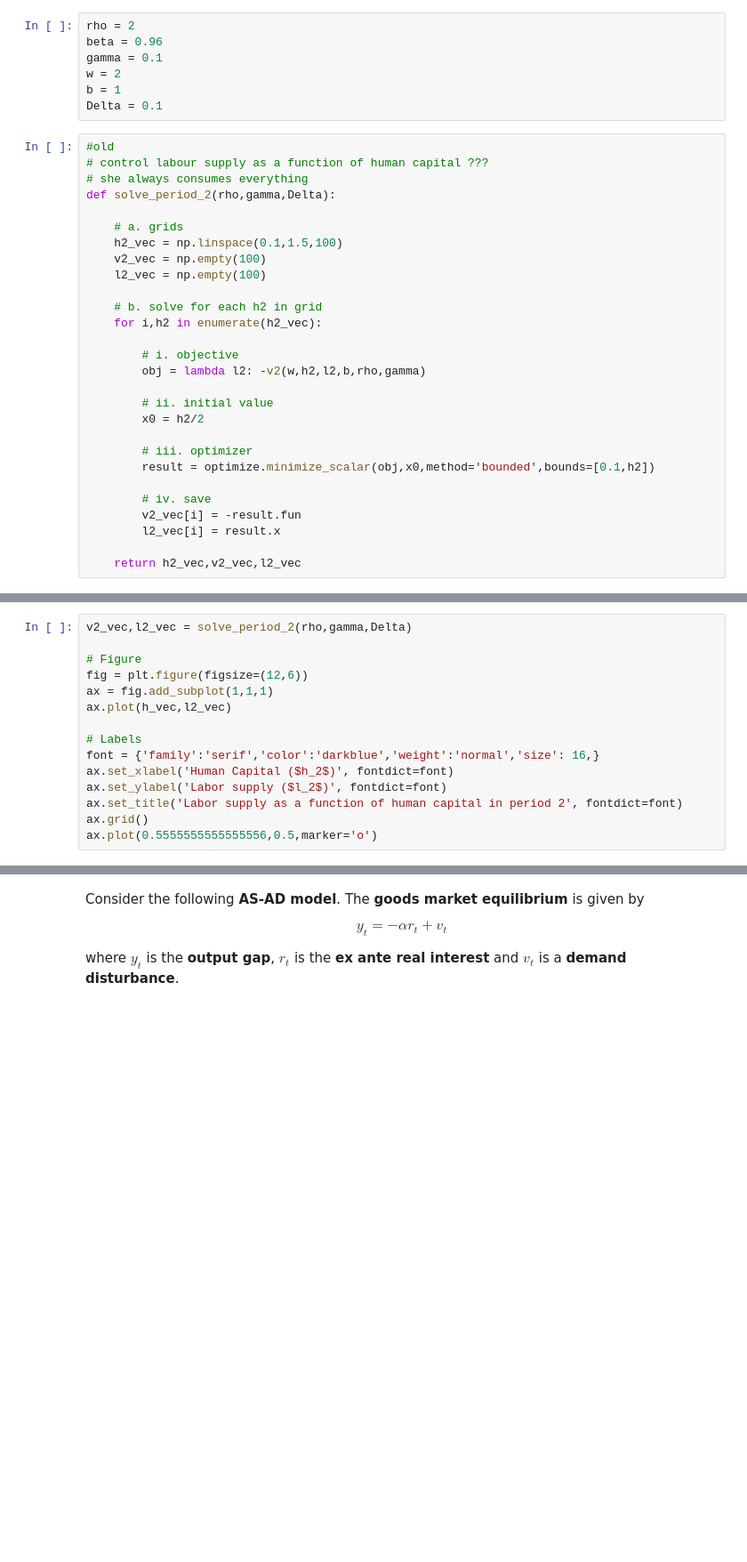
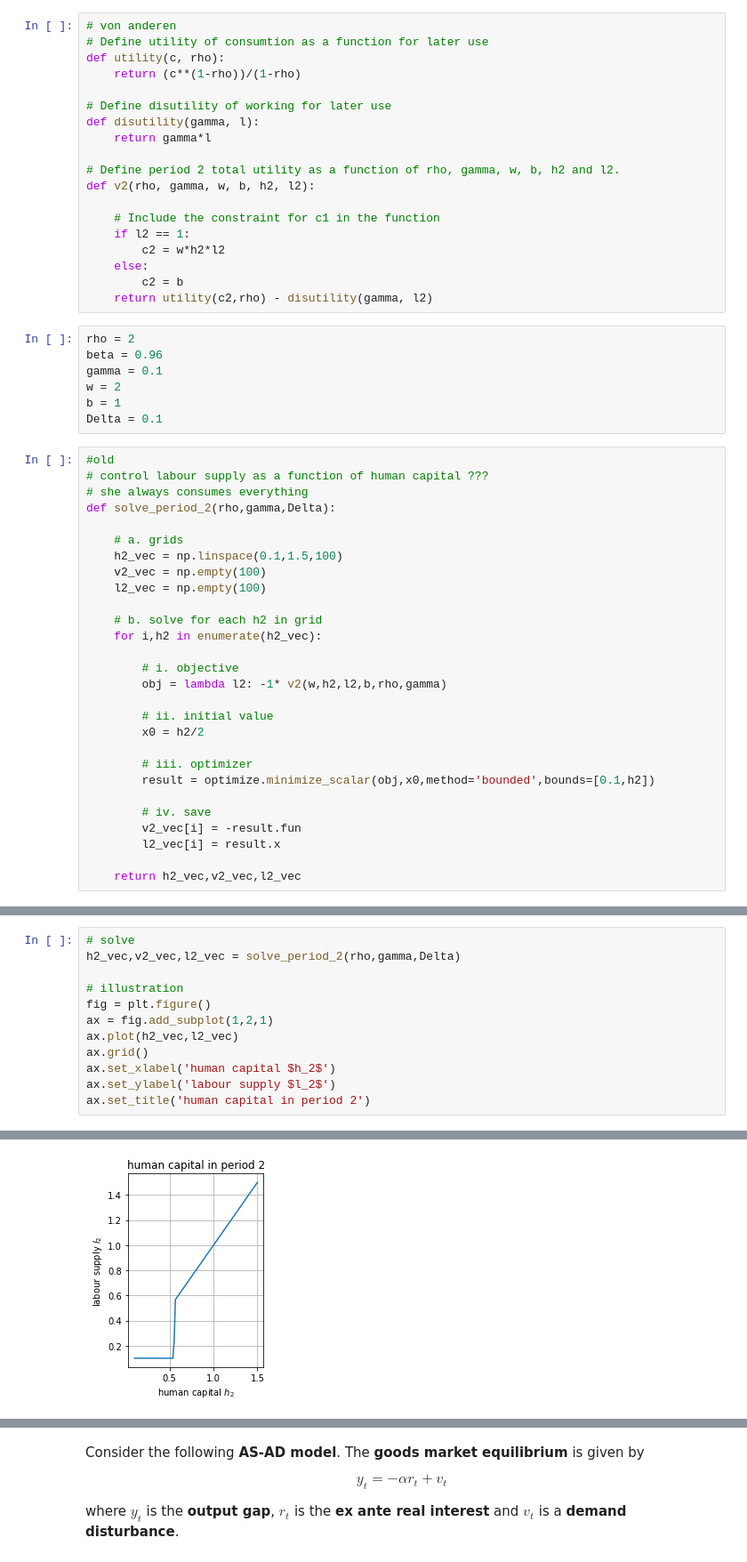
Before and after one commit to NumEconCopenhagen/projects-2019-tba, a Jupyter notebook: examproject/examproject/exam_2019_M1.ipynb, the cells around one changed output, grey strips where cells are left out. Shown at 89% size. Saved outputs shown, nothing was run; the diff lists cells and outputs as text; blank space fills up the shorter version.

```diff
--- a/examproject/examproject/exam_2019_M1.ipynb
+++ b/examproject/examproject/exam_2019_M1.ipynb
@@ -414,3 +379,22 @@ def v1(h1,l1,rho,gamma,beta,Delta,v2_interp):
+# %%
+# von anderen
+# Define utility of consumtion as a function for later use
+def utility(c, rho):
+    return (c**(1-rho))/(1-rho)
+
+# Define disutility of working for later use
+def disutility(gamma, l):
+    return gamma*l
+
+# Define period 2 total utility as a function of rho, gamma, w, b, h2 and l2.
+def v2(rho, gamma, w, b, h2, l2):
+
+    # Include the constraint for c1 in the function
+    if l2 == 1:
+        c2 = w*h2*l2
+    else:
+        c2 = b
+    return utility(c2,rho) - disutility(gamma, l2)
 # %%
 rho = 2
 beta = 0.96
@@ -433,7 +417,7 @@ def solve_period_2(rho,gamma,Delta):
     for i,h2 in enumerate(h2_vec):
 
         # i. objective
-        obj = lambda l2: -v2(w,h2,l2,b,rho,gamma)
+        obj = lambda l2: -1* v2(w,h2,l2,b,rho,gamma)
 
         # ii. initial value
         x0 = h2/2
@@ -472,16 +433,13 @@ array([0.1       , 0.11414141, 0.12828283, 0.14242424, 0.15656566,
 # %%
-v2_vec,l2_vec = solve_period_2(rho,gamma,Delta)
+# solve
+h2_vec,v2_vec,l2_vec = solve_period_2(rho,gamma,Delta)
 
-# Figure
-fig = plt.figure(figsize=(12,6))
-ax = fig.add_subplot(1,1,1)
-ax.plot(h_vec,l2_vec)
-
-# Labels
-font = {'family':'serif','color':'darkblue','weight':'normal','size': 16,}
-ax.set_xlabel('Human Capital ($h_2$)', fontdict=font)
-ax.set_ylabel('Labor supply ($l_2$)', fontdict=font)
-ax.set_title('Labor supply as a function of human capital in period 2', fontdict=font)
+# illustration
+fig = plt.figure()
+ax = fig.add_subplot(1,2,1)
+ax.plot(h2_vec,l2_vec)
 ax.grid()
-ax.plot(0.5555555555555556,0.5,marker='o')
+ax.set_xlabel('human capital $h_2$')
+ax.set_ylabel('labour supply $l_2$')
+ax.set_title('human capital in period 2')
 # %% [output]
@@ -489 +447,2 @@ TypeError: unsupported operand type(s) for +: 'NoneType' and 'float'
+[figure, added]
 # %%
```
Also changed, not shown: parts of 23 cells of this notebook, 1 other file.
